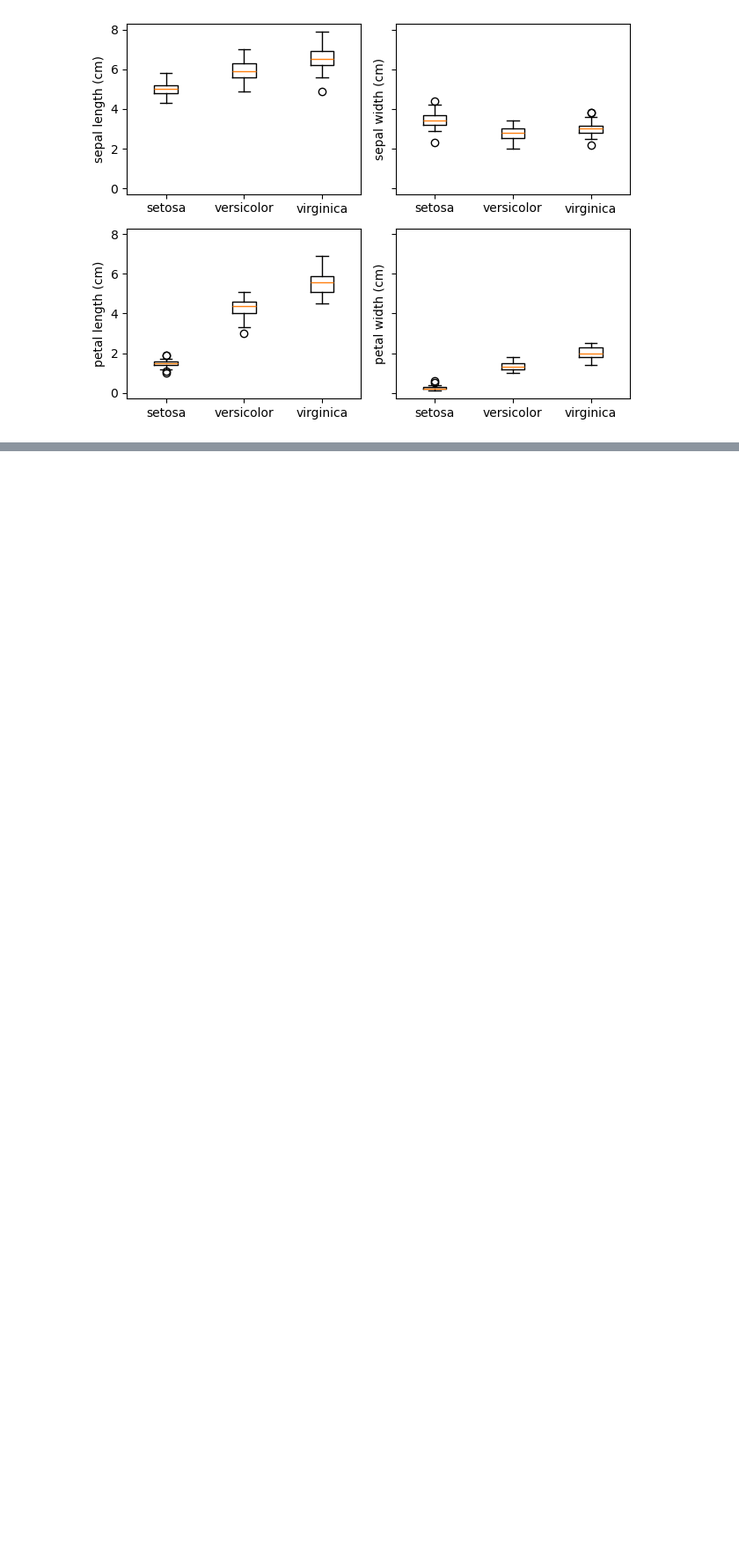
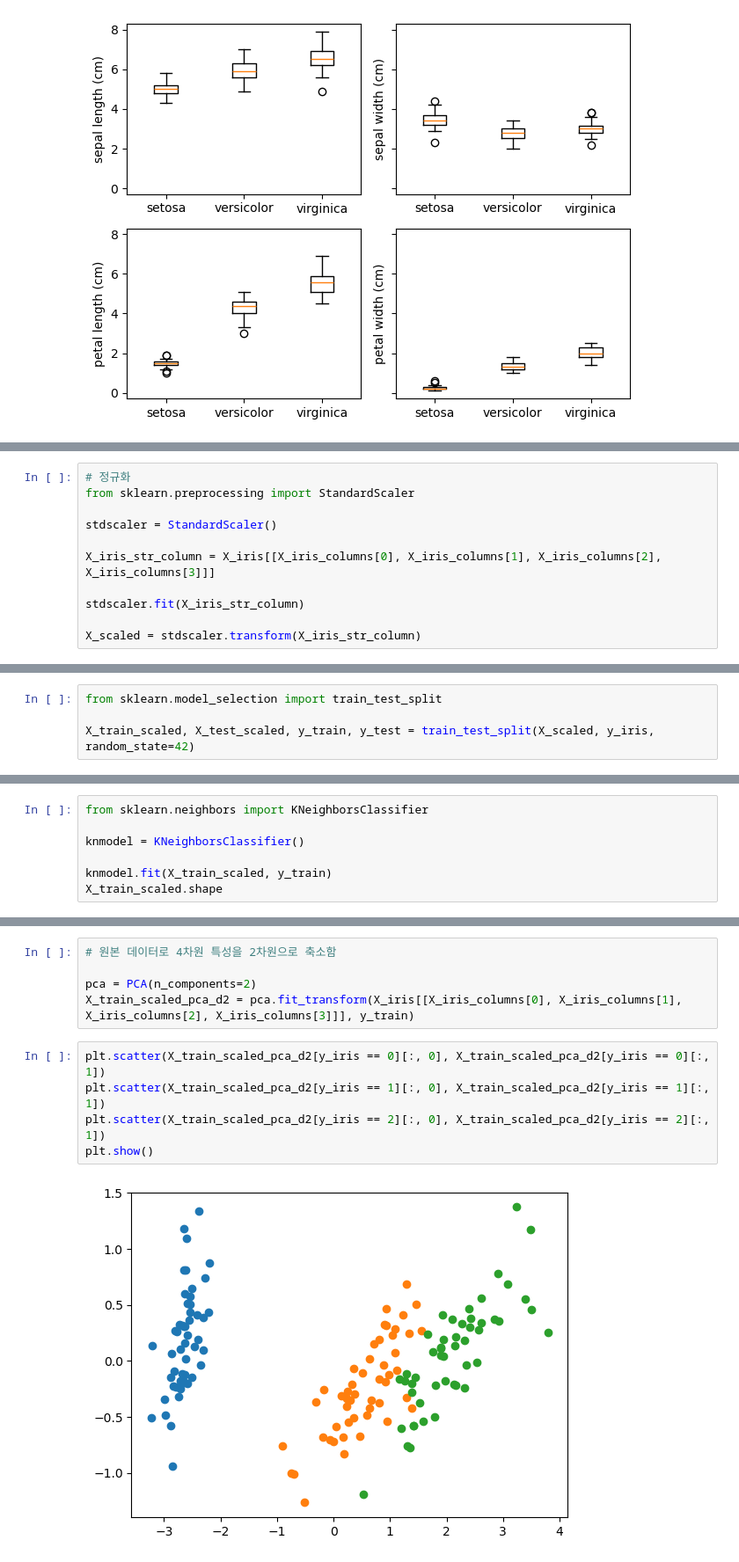
Before and after one commit to JINSUKO/Machin-Leaning-course-Practices, a Jupyter notebook: pratice_iris_data.ipynb, the cells around one changed output, grey strips where cells are left out. Shown at 88% size. Saved outputs shown, nothing was run; the diff lists cells and outputs as text; blank space fills up the shorter version.

```diff
--- a/pratice_iris_data.ipynb
+++ b/pratice_iris_data.ipynb
@@ -121,0 +150,11 @@ plt.show()
+# %%
+# 정규화
+from sklearn.preprocessing import StandardScaler
+
+stdscaler = StandardScaler()
+
+X_iris_str_column = X_iris[[X_iris_columns[0], X_iris_columns[1], X_iris_columns[2], X_iris_columns[3]]]
+
+stdscaler.fit(X_iris_str_column)
+
+X_scaled = stdscaler.transform(X_iris_str_column)
@@ -121,0 +163,4 @@ plt.show()
+# %%
+from sklearn.model_selection import train_test_split
+
+X_train_scaled, X_test_scaled, y_train, y_test = train_test_split(X_scaled, y_iris, random_state=42)
@@ -121,0 +169,7 @@ plt.show()
+# %%
+from sklearn.neighbors import KNeighborsClassifier
+
+knmodel = KNeighborsClassifier()
+
+knmodel.fit(X_train_scaled, y_train)
+X_train_scaled.shape
@@ -121,0 +208,12 @@ plt.show()
+# %%
+# 원본 데이터로 4차원 특성을 2차원으로 축소함
+
+pca = PCA(n_components=2)
+X_train_scaled_pca_d2 = pca.fit_transform(X_iris[[X_iris_columns[0], X_iris_columns[1], X_iris_columns[2], X_iris_columns[3]]], y_train)
+# %%
+plt.scatter(X_train_scaled_pca_d2[y_iris == 0][:, 0], X_train_scaled_pca_d2[y_iris == 0][:, 1])
+plt.scatter(X_train_scaled_pca_d2[y_iris == 1][:, 0], X_train_scaled_pca_d2[y_iris == 1][:, 1])
+plt.scatter(X_train_scaled_pca_d2[y_iris == 2][:, 0], X_train_scaled_pca_d2[y_iris == 2][:, 1])
+plt.show()
+# %% [output]
+[figure, added]
```
Also changed, not shown: parts of 16 cells of this notebook.
